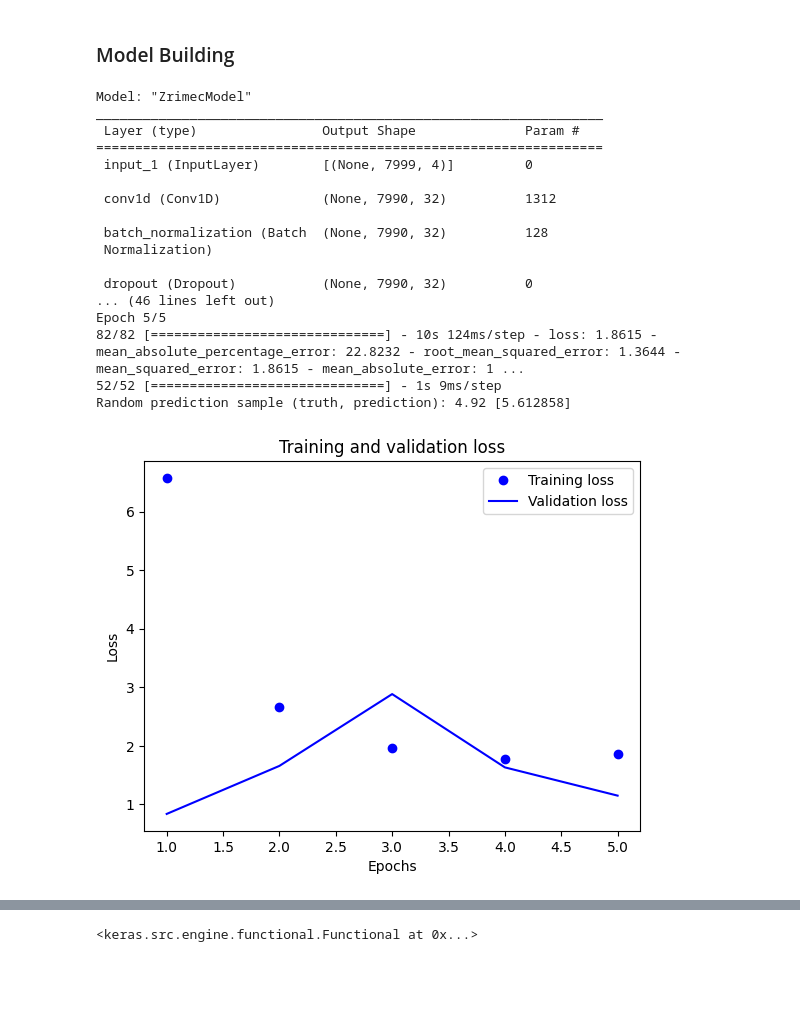
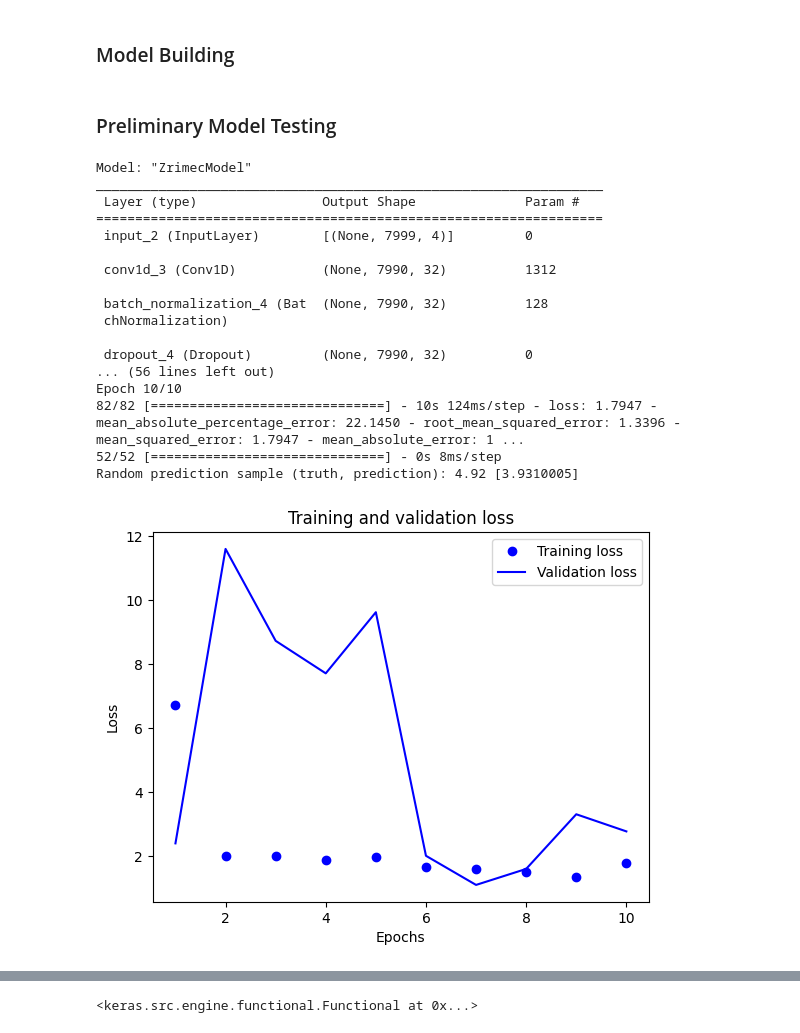
Before and after one commit to bleuchien/PTR-augur, a Jupyter notebook: notebooks/neuralnet.ipynb, the cells around one changed output, grey strips where cells are left out. Cells and saved outputs as stored; diff of their text form; code cells hidden in the pictures; blank space fills up the shorter version.

Commit message:
plot update and cell rerun

```diff
--- a/notebooks/neuralnet.ipynb
+++ b/notebooks/neuralnet.ipynb
@@ -354,7 +345,7 @@ def plot_loss(hist, start_epoch=1):
     history_dict = hist.history
     loss_values = history_dict["loss"][start_epoch-1:]
     val_loss_values = history_dict["val_loss"][start_epoch-1:]
-    epochs = range(start_epoch, len(loss_values) + 1)
+    epochs = range(start_epoch, len(history_dict["loss"]) + 1)
     plt.plot(epochs, loss_values, "bo", label="Training loss")
     plt.plot(epochs, val_loss_values, "b", label="Validation loss")
     plt.title("Training and validation loss")
@@ -363,7 +354,7 @@ def plot_loss(hist, start_epoch=1):
     plt.legend()
     plt.show()
 # %%
-def model_test(model, epochs=5):
+def model_test(model, epochs=5, plot_epoch_start=1):
     model.summary()
 
     model.compile(
@@ -385,26 +376,28 @@ def model_test(model, epochs=5):
     y_pred = model.predict(X_test)
     print('Random prediction sample (truth, prediction):', y_test[0], y_pred[0])
 
-    plot_loss(history)
+    plot_loss(history, plot_epoch_start)
+# %% [markdown]
+### Preliminary Model Testing
 # %%
-model_test(zrimec_model())
+model_test(zrimec_model(), 10)
 # %% [output]
 Model: "ZrimecModel"
 _________________________________________________________________
  Layer (type)                Output Shape              Param #
 =================================================================
- input_1 (InputLayer)        [(None, 7999, 4)]         0
+ input_2 (InputLayer)        [(None, 7999, 4)]         0
 
- conv1d (Conv1D)             (None, 7990, 32)          1312
+ conv1d_3 (Conv1D)           (None, 7990, 32)          1312
 
- batch_normalization (Batch  (None, 7990, 32)          128
- Normalization)
+ batch_normalization_4 (Bat  (None, 7990, 32)          128
+ chNormalization)
 
- dropout (Dropout)           (None, 7990, 32)          0
-... (46 lines left out)
-Epoch 5/5
-82/82 [==============================] - 10s 124ms/step - loss: 1.8615 - mean_absolute_percentage_error: 22.8232 - root_mean_squared_error: 1.3644 - mean_squared_error: 1.8615 - mean_absolute_error: 1 ...
-52/52 [==============================] - 1s 9ms/step
-Random prediction sample (truth, prediction): 4.92 [5.612858]
+ dropout_4 (Dropout)         (None, 7990, 32)          0
+... (56 lines left out)
+Epoch 10/10
+82/82 [==============================] - 10s 124ms/step - loss: 1.7947 - mean_absolute_percentage_error: 22.1450 - root_mean_squared_error: 1.3396 - mean_squared_error: 1.7947 - mean_absolute_error: 1 ...
+52/52 [==============================] - 0s 8ms/step
+Random prediction sample (truth, prediction): 4.92 [3.9310005]
-[figure, old version]
+[figure, new version]
 # %%
```
Also changed, not shown: parts of 13 cells of this notebook.
